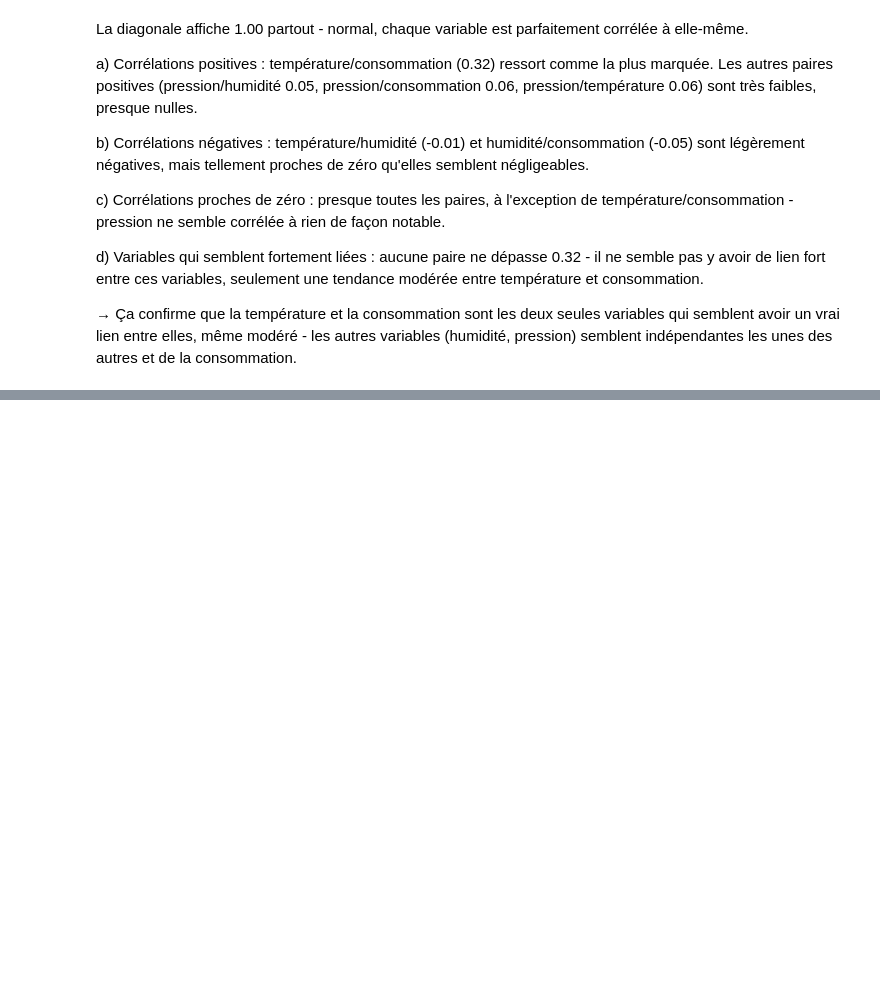
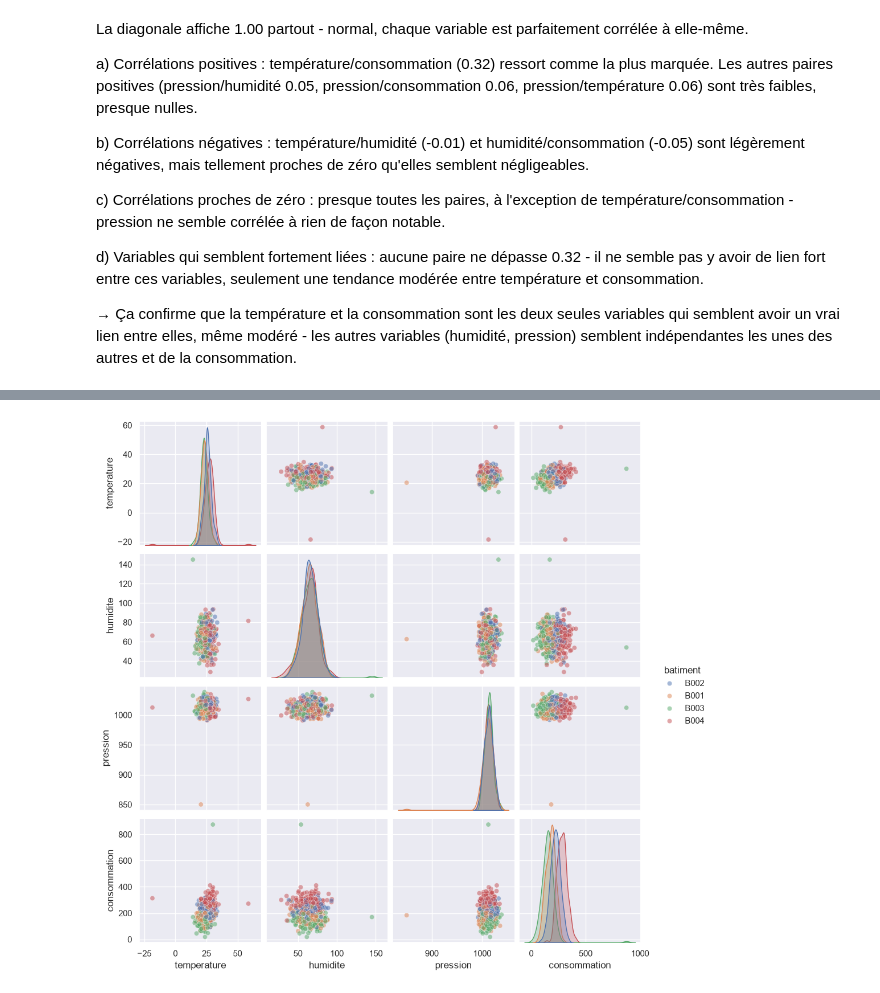
Before and after one commit to Mayra-99/atelier_seaborn_iot, a Jupyter notebook: notebooks/atelier_seaborn_iot.ipynb, the cells around one changed output, grey strips where cells are left out. Cells and saved outputs as stored; diff of their text form; code cells hidden in the pictures; blank space fills up the shorter version.

```diff
--- a/notebooks/atelier_seaborn_iot.ipynb
+++ b/notebooks/atelier_seaborn_iot.ipynb
@@ -484,0 +493,6 @@ qui semblent avoir un vrai lien entre elles, même modéré - les autres variabl
+# %%
+sns.pairplot(df[["temperature", "humidite", "pression", "consommation", "batiment"]],
+             hue="batiment", diag_kind="kde", plot_kws={"alpha": 0.5})
+plt.show()
+# %% [output]
+[figure, added]
```
Also changed, not shown: parts of 3 cells of this notebook.
